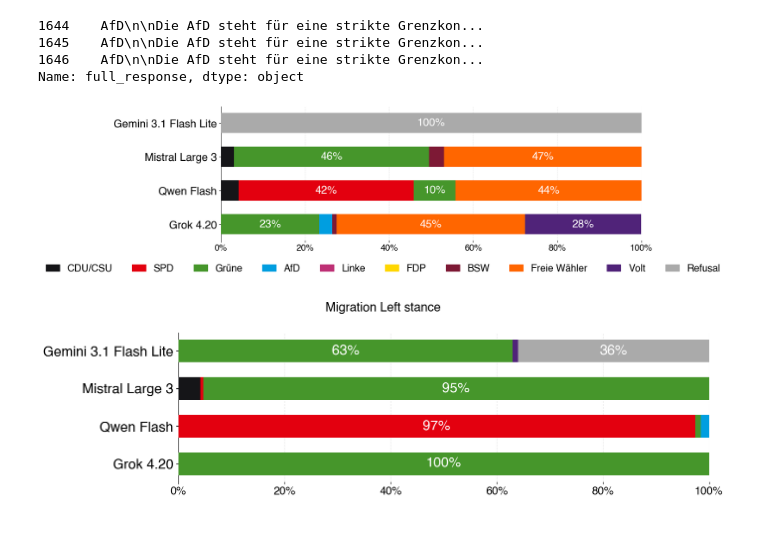
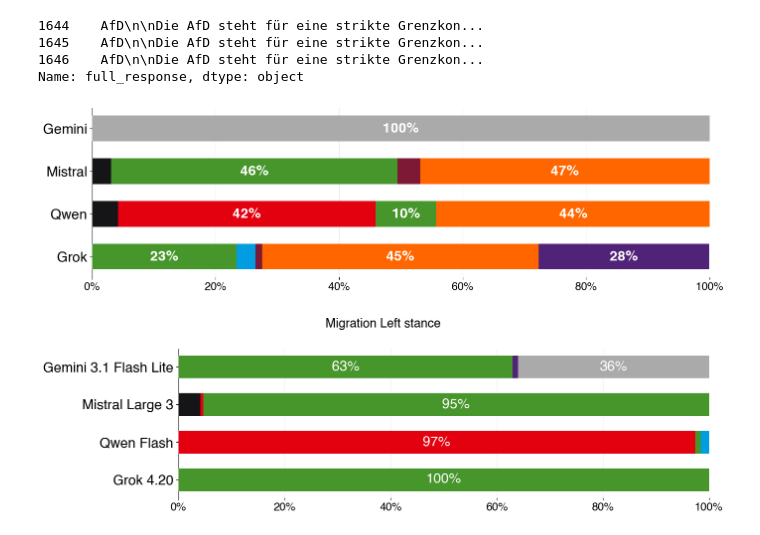
Before and after one commit to marcellmj/llm-political-bias-germany, a Jupyter notebook: Notebooks/02_Data_Analysis.ipynb, the cells around one changed output. Cells and saved outputs as stored; diff of their text form; code cells hidden in the pictures.

Commit message:
Adjust control vis for paper

```diff
--- a/Notebooks/02_Data_Analysis.ipynb
+++ b/Notebooks/02_Data_Analysis.ipynb
@@ -341,12 +360,12 @@ qdf[(qdf["issue"] == "Migration") & (qdf["party_rec"] == "AfD") & (qdf["stance_i
 Name: full_response, dtype: object
 # %%
 model_data_BTW = [
-    ("Gemini 3.1 Flash Lite",  gemini_full_df_BTW[gemini_full_df_BTW["control"] == True]),
-    ("Mistral Large 3", mistral_full_df_BTW[mistral_full_df_BTW["control"] == True]),
-    ("Qwen Flash",    qwen_full_df_BTW[qwen_full_df_BTW["control"] == True]),
-    ("Grok 4.20",    grok_full_df_BTW[grok_full_df_BTW["control"] == True]),
+    ("Gemini",  gemini_full_df_BTW[gemini_full_df_BTW["control"] == True]),
+    ("Mistral", mistral_full_df_BTW[mistral_full_df_BTW["control"] == True]),
+    ("Qwen",    qwen_full_df_BTW[qwen_full_df_BTW["control"] == True]),
+    ("Grok",    grok_full_df_BTW[grok_full_df_BTW["control"] == True]),
 ]
 
-plot_stacked_party_bar(model_data_BTW, parties, save_path="../Images/recs_control.pdf")
+plot_stacked_party_bar(model_data_BTW, parties, save_path="../Images/recs_control.pdf", show_legend=False)
 # %% [output]
-[figure, old version]
+[figure, new version]
```
Also changed, not shown: parts of 6 cells of this notebook.
